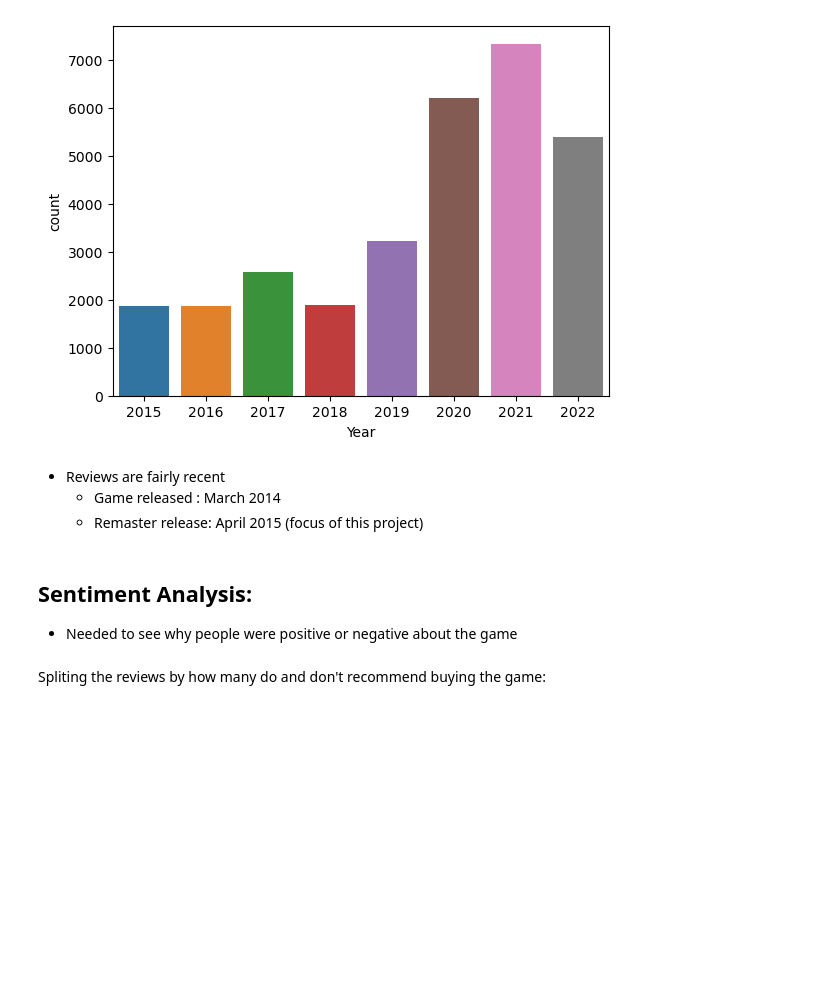
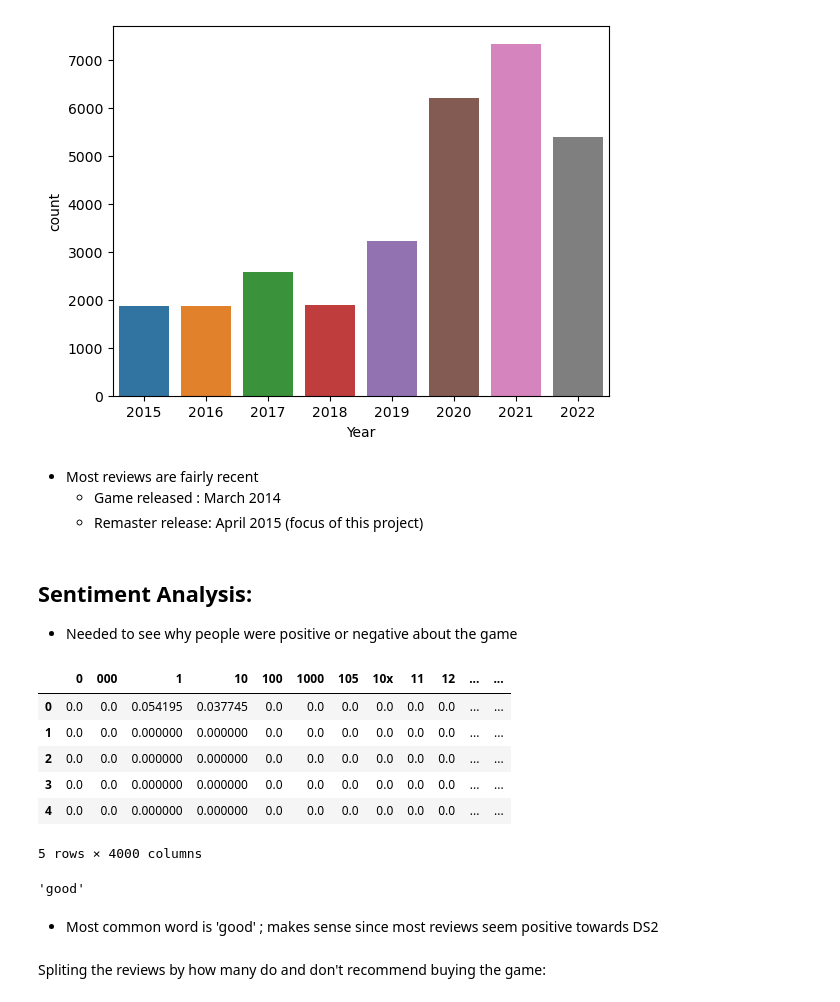
Before and after one commit to BrandonDioneda/Dark-Souls-2-Reviews, a Jupyter notebook: ds2-reviews.ipynb, the cells around one changed output. Saved outputs shown, nothing was run; the diff lists cells and outputs as text; code cells hidden in the pictures; blank space fills up the shorter version.

```diff
--- a/ds2-reviews.ipynb
+++ b/ds2-reviews.ipynb
@@ -9,7 +9,8 @@ import re
 # %% [markdown]
 ## Steam Reviews as of 12/18/23:
 # %%
-reviews = pd.read_csv('reviews.csv')
+df = pd.read_csv('reviews.csv')
+reviews = df.copy()
 reviews.head()
 # %% [output]
 |  | Unnamed: 0 | SteamId | Review | Recommended? | DatePosted |
@@ -148,7 +149,7 @@ sns.barplot(data=yr_dist,
 # %% [output]
 [figure]
 # %% [markdown]
-- Reviews are fairly recent
+- Most reviews are fairly recent
     - Game released   : March 2014
     - Remaster release: April 2015 (focus of this project)
 # %% [markdown]
@@ -161,6 +161,34 @@ from nltk.stem import PorterStemmer
 from nltk.probability import FreqDist
 from nltk.sentiment.vader import SentimentIntensityAnalyzer
 from sklearn.feature_extraction.text import CountVectorizer, TfidfVectorizer
+# %%
+tfidf = TfidfVectorizer(sublinear_tf=True,
+                        analyzer='word',
+                        max_features=4000,
+                        tokenizer=word_tokenize,
+                        stop_words=stopwords.words("english"))
+# %%
+review_txt = reviews.Review.values.flatten()
+# %%
+tfidf_array = tfidf.fit_transform(review_txt).toarray()
+tfidf_df = pd.DataFrame(tfidf_array)
+tfidf_df.columns = tfidf.get_feature_names_out()
+tfidf_df.head()
+# %% [output]
+|  | 0 | 000 | 1 | 10 | 100 | 1000 | 105 | 10x | 11 | 12 | ... | ... |
+| 0 | 0.0 | 0.0 | 0.054195 | 0.037745 | 0.0 | 0.0 | 0.0 | 0.0 | 0.0 | 0.0 | ... | ... |
+| 1 | 0.0 | 0.0 | 0.000000 | 0.000000 | 0.0 | 0.0 | 0.0 | 0.0 | 0.0 | 0.0 | ... | ... |
+| 2 | 0.0 | 0.0 | 0.000000 | 0.000000 | 0.0 | 0.0 | 0.0 | 0.0 | 0.0 | 0.0 | ... | ... |
+| 3 | 0.0 | 0.0 | 0.000000 | 0.000000 | 0.0 | 0.0 | 0.0 | 0.0 | 0.0 | 0.0 | ... | ... |
+| 4 | 0.0 | 0.0 | 0.000000 | 0.000000 | 0.0 | 0.0 | 0.0 | 0.0 | 0.0 | 0.0 | ... | ... |
+5 rows × 4000 columns
+# %%
+most_unique = tfidf_df.idxmax(axis=1)
+most_unique.value_counts().index[1]
+# %% [output]
+'good'
+# %% [markdown]
+- Most common word is 'good' ; makes sense since most reviews seem positive towards DS2
 # %% [markdown]
 Spliting the reviews by how many do and don't recommend buying the game:
 # %%
```
Also changed, not shown: parts of 9 cells of this notebook.
